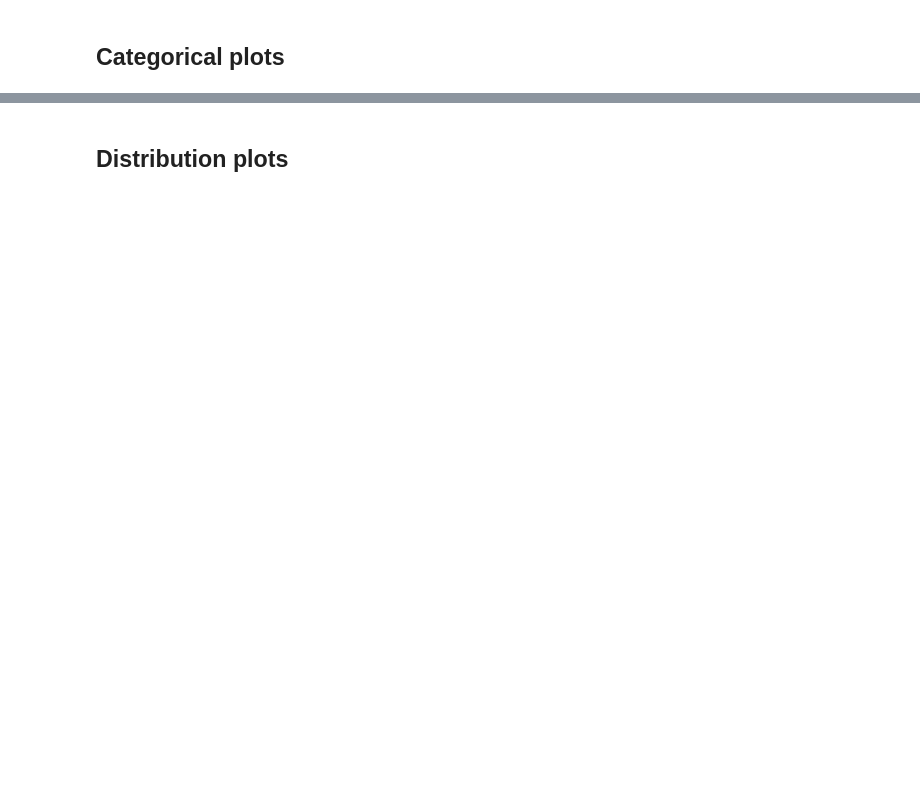
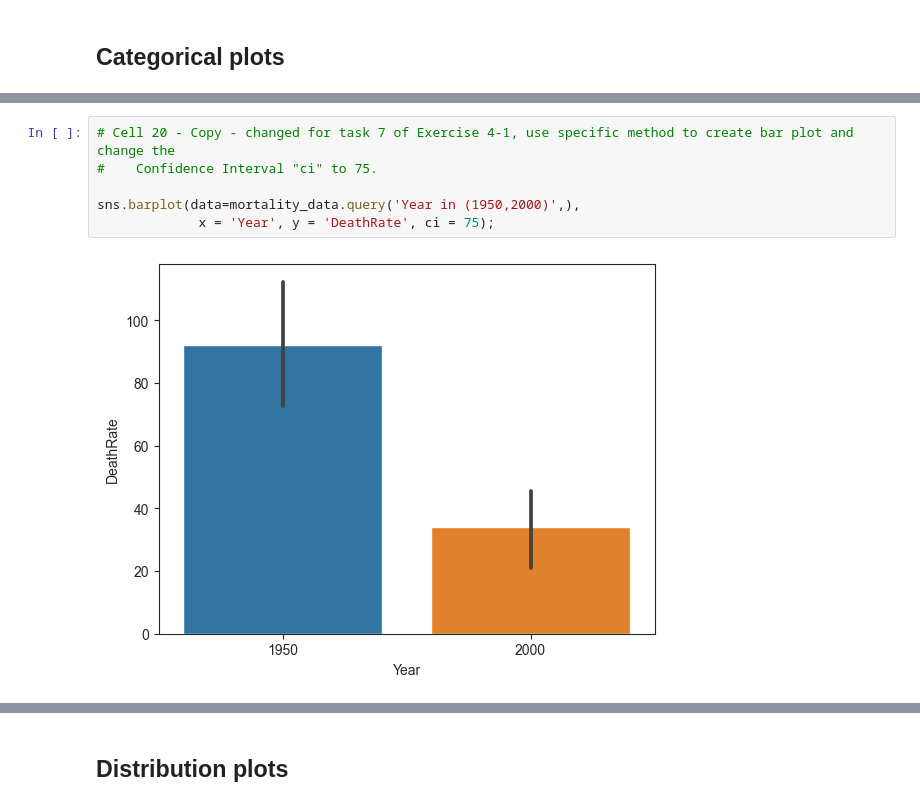
Before and after one commit to jlgull/CIS256DA, a Jupyter notebook: python_analysis/exercises/ch04/ex_4-1_mortality.ipynb, the cells around one changed output, grey strips where cells are left out. Cells and saved outputs as stored; diff of their text form; blank space fills up the shorter version.

```diff
--- a/python_analysis/exercises/ch04/ex_4-1_mortality.ipynb
+++ b/python_analysis/exercises/ch04/ex_4-1_mortality.ipynb
@@ -216,3 +220,11 @@ sns.catplot(data=mortality_data.query('Year in (1950,2000)'),
+# %%
+# Cell 20 - Copy - changed for task 7 of Exercise 4-1, use specific method to create bar plot and change the
+#    Confidence Interval "ci" to 75.
+
+sns.barplot(data=mortality_data.query('Year in (1950,2000)',),
+             x = 'Year', y = 'DeathRate', ci = 75);
+# %% [output]
+[figure, added]
 # %%
 # Cell 21
 
```
Also changed, not shown: parts of 32 cells of this notebook, 3 other files.
